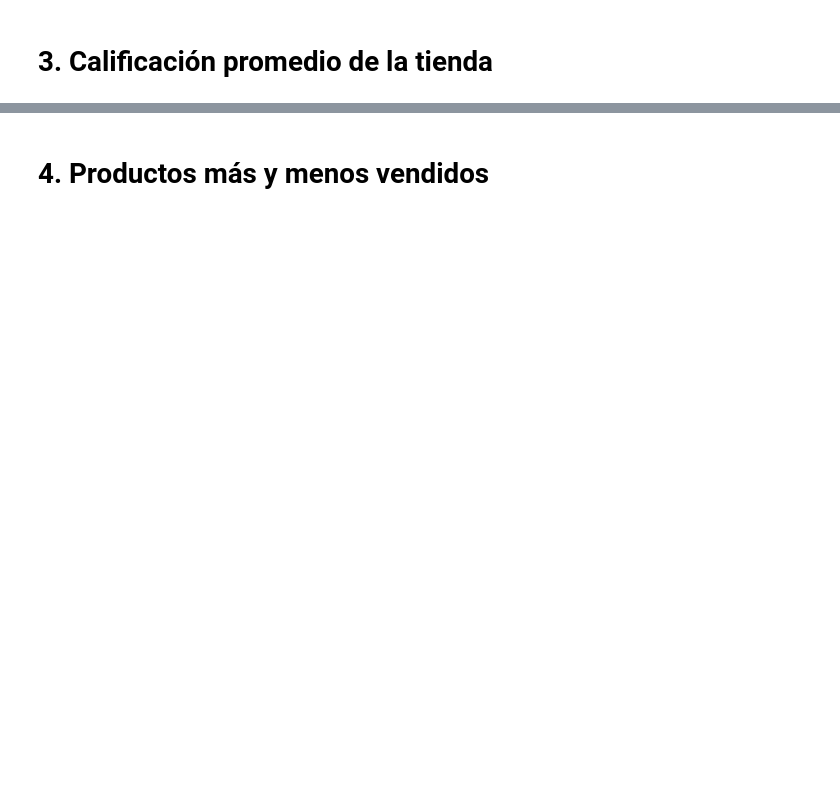
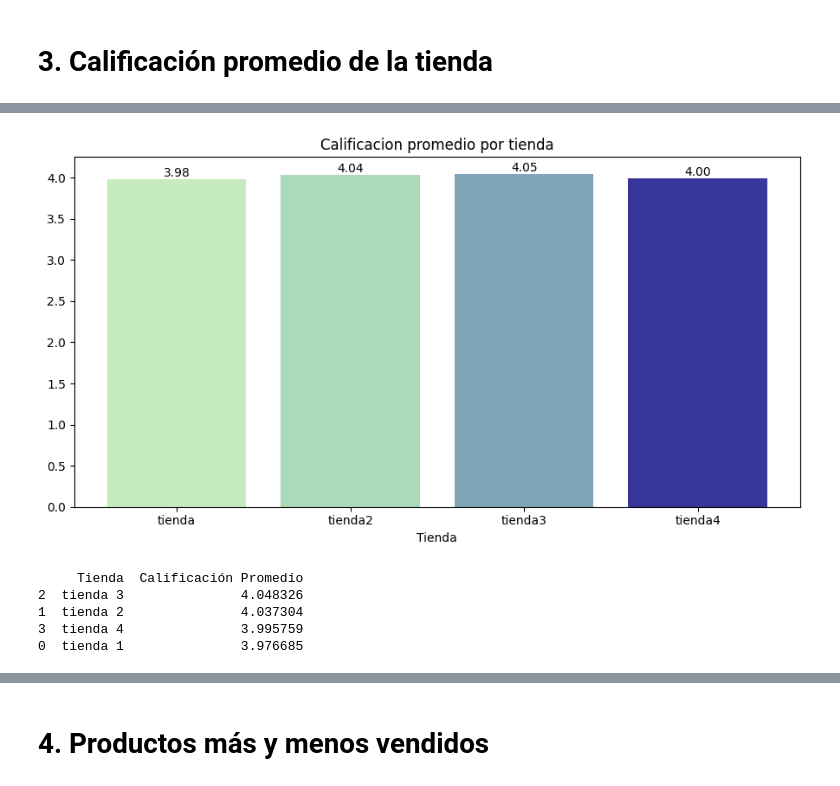
Before and after one commit to eduard0cortes/Amigo-Secreto, a Jupyter notebook: AluraStoreLatam.ipynb, the cells around one changed output, grey strips where cells are left out. Drawn from its saved outputs; the diff is of its cells as text; code cells hidden in the pictures; blank space fills up the shorter version.

```diff
--- a/AluraStoreLatam.ipynb
+++ b/AluraStoreLatam.ipynb
@@ -110,0 +158,39 @@ después continuamos
+# %%
+tiendas = ['tienda', 'tienda2', 'tienda3', 'tienda4']
+calificaciones = [calif_prom_tienda1, calif_prom_tienda2, calif_prom_tienda3, calif_prom_tienda4]
+colores = ['#C6EBBE', '#A9DBB8', '#7CA5B8', '#38369A']
+
+plt.figure(figsize=(9, 5))
+barras = plt.bar(tiendas, calificaciones, color=colores)
+plt.title('Calificacion promedio por tienda')
+plt.xlabel('Tienda')
+
+for barra in barras:
+    yval = barra.get_height()
+    plt.text(barra.get_x() + barra.get_width()/2, yval, f"{yval:.2f}",
+             ha='center', va='bottom', fontsize=10)
+
+plt.tight_layout()
+plt.show()
+# %% [output]
+[figure, added]
+# %%
+#Calcular calificacion promedio
+calificaciones = {
+    'tienda 1': tienda['Calificación'].mean(),
+    'tienda 2': tienda2['Calificación'].mean(),
+    'tienda 3': tienda3['Calificación'].mean(),
+    'tienda 4': tienda4['Calificación'].mean()
+}
+# Crear DataFrame y ordenar por calificacion
+df_calificaciones = pd.DataFrame(list(calificaciones.items()), columns=['Tienda', 'Calificación Promedio'])
+df_calificaciones = df_calificaciones.sort_values(by='Calificación Promedio', ascending=False)
+
+#mostrar
+print(df_calificaciones)
+# %% [output]
+     Tienda  Calificación Promedio
+2  tienda 3               4.048326
+1  tienda 2               4.037304
+3  tienda 4               3.995759
+0  tienda 1               3.976685
```
Also changed, not shown: parts of 6 cells of this notebook.
